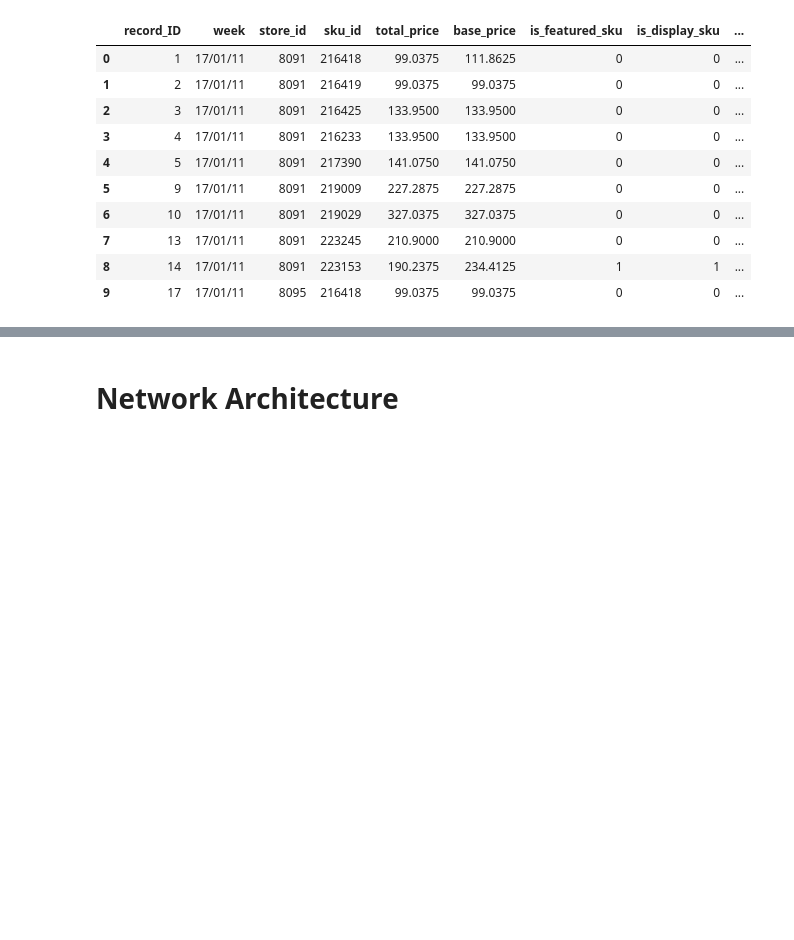
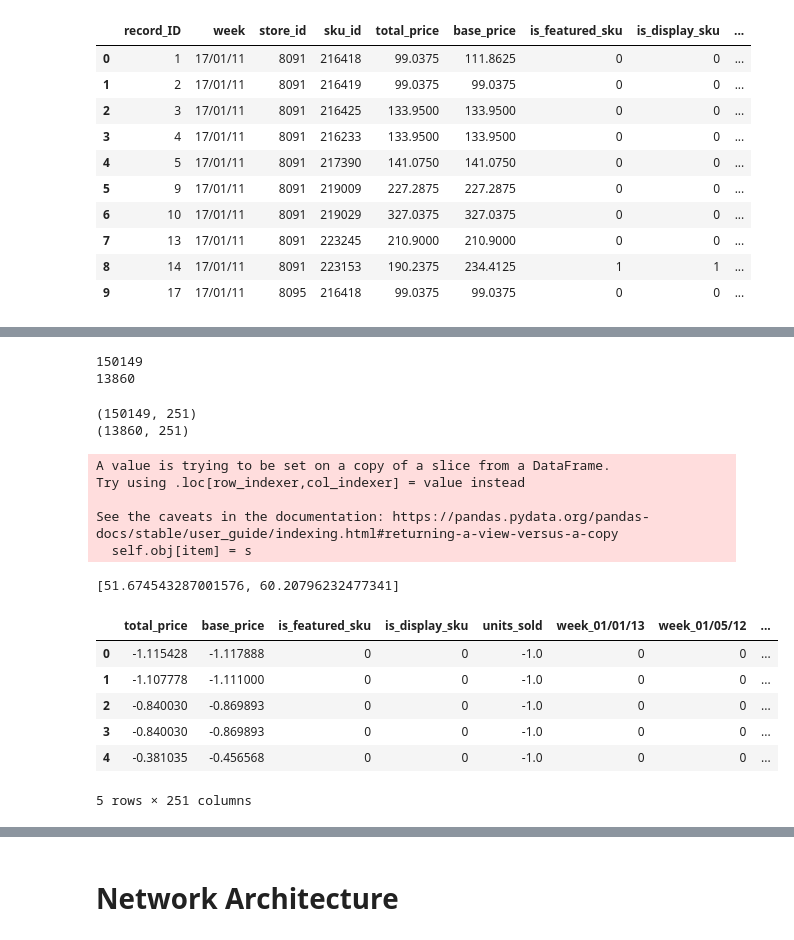
Before and after one commit to sumanyurosha/hackathons, a Jupyter notebook: Demand_Forecasting.ipynb, the cells around one changed output, grey strips where cells are left out. Drawn from its saved outputs; the diff is of its cells as text; code cells hidden in the pictures; blank space fills up the shorter version.

```diff
--- a/Demand_Forecasting.ipynb
+++ b/Demand_Forecasting.ipynb
@@ -101,12 +215,0 @@ print(number_of_unique_weeks)
-# %%
-# doing this for categorical features
-dummy_fields = ['week', 'store_id', 'sku_id']
-
-for each in dummy_fields:
-    dummy = pd.get_dummies(train_data[each], prefix=each, drop_first=False)
-    train_data = pd.concat([train_data, dummy], axis=1)
-
-fields_to_drop = ['record_ID','week', 'store_id', 'sku_id']
-data = train_data.drop(fields_to_drop, axis=1)
-
-data.head()
@@ -152,0 +216,39 @@ total_rows
+# %%
+split_len = len(train_data)
+train_data = combined_data[:split_len]
+test_data = combined_data[split_len:]
+# %%
+print(len(train_data))
+print(len(test_data))
+# %% [output]
+150149
+13860
+# %%
+print(train_data.shape)
+print(test_data.shape)
+# %% [output]
+(150149, 251)
+(13860, 251)
+# %%
+train_data, train_scaled_features = scale_features(train_data, train=True)
+test_data, test_scaled_features = scale_features(test_data, train=False)
+# %% [output]
+A value is trying to be set on a copy of a slice from a DataFrame.
+Try using .loc[row_indexer,col_indexer] = value instead
+
+See the caveats in the documentation: https://pandas.pydata.org/pandas-docs/stable/user_guide/indexing.html#returning-a-view-versus-a-copy
+  self.obj[item] = s
+# %%
+train_scaled_features['units_sold']
+# %% [output]
+[51.674543287001576, 60.20796232477341]
+# %%
+test_data.head()
+# %% [output]
+|  | total_price | base_price | is_featured_sku | is_display_sku | units_sold | week_01/01/13 | week_01/05/12 | ... |
+| 0 | -1.115428 | -1.117888 | 0 | 0 | -1.0 | 0 | 0 | ... |
+| 1 | -1.107778 | -1.111000 | 0 | 0 | -1.0 | 0 | 0 | ... |
+| 2 | -0.840030 | -0.869893 | 0 | 0 | -1.0 | 0 | 0 | ... |
+| 3 | -0.840030 | -0.869893 | 0 | 0 | -1.0 | 0 | 0 | ... |
+| 4 | -0.381035 | -0.456568 | 0 | 0 | -1.0 | 0 | 0 | ... |
+5 rows × 251 columns
```
Also changed, not shown: parts of 55 cells of this notebook.
